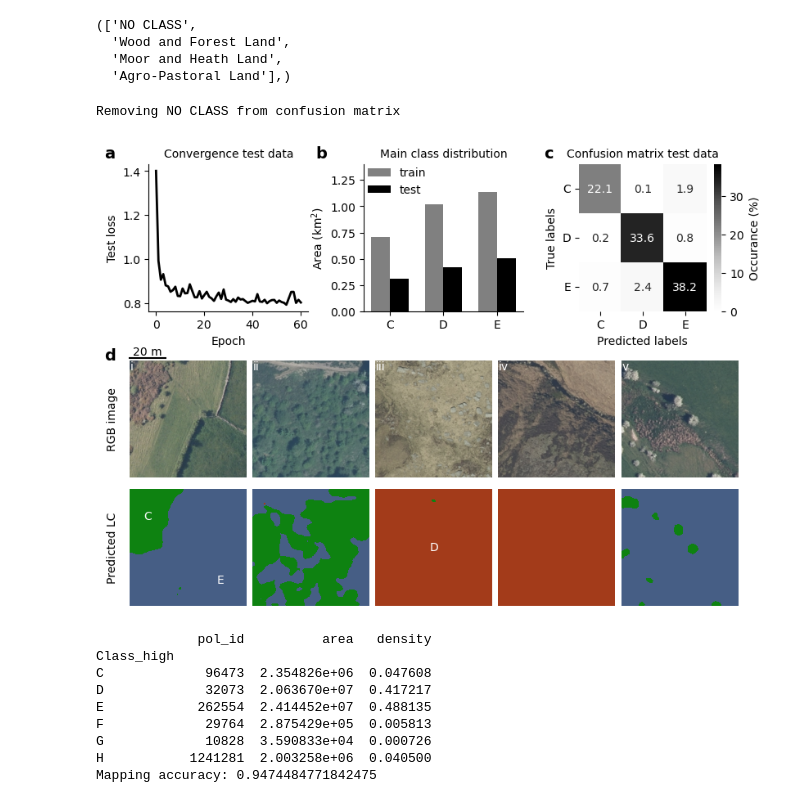
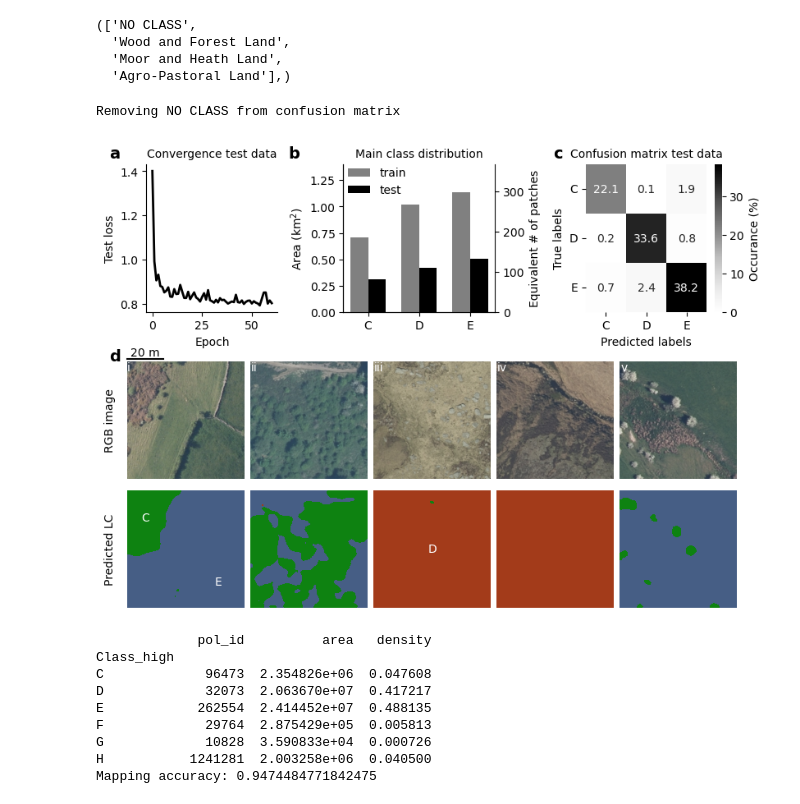
Before and after one commit to pdnpa/cnn-land-cover, a Jupyter notebook: notebooks/Figure CNN performance.ipynb, the cells around one changed output. Saved outputs shown, nothing was run; the diff lists cells and outputs as text; code cells hidden in the pictures.

```diff
--- a/notebooks/Figure CNN performance.ipynb
+++ b/notebooks/Figure CNN performance.ipynb
@@ -145,10 +142,16 @@ test_ds_main.class_name_list,
   'Moor and Heath Land',
   'Agro-Pastoral Land'],)
 # %%
-save_fig = True
+save_fig = False
 
 fig = plt.figure(figsize=(8, 6), constrained_layout=False)
-gs_data = fig.add_gridspec(1, 3, wspace=0.35, hspace=0.3, left=0.05, right=0.95, top=0.95, bottom=0.65)
+# gs_data = fig.add_gridspec(1, 3, wspace=0.7, # wspace=0.35,
+#                            hspace=0.3, left=0.05, right=0.95, top=0.95, bottom=0.65)
+
+gs_data_1 = fig.add_gridspec(1, 1, wspace=0, hspace=0.3, left=0.05, right=0.25, top=0.95, bottom=0.65)
+gs_data_2 = fig.add_gridspec(1, 2, wspace=0.6,
+                           hspace=0.3, left=0.35, right=0.95, top=0.95, bottom=0.65)
+
 # names_examples = ['SK0684_patch138', 'SK1871_patch167', 'SK0752_patch049',
 #                   'SK0988_patch028', 'SK0682_patch163']
 # names_examples = ['SK1154_patch181', 'SK0956_patch087', 'SK0752_patch049',
@@ -173,14 +176,15 @@ if add_cbar:
 else:
     ax_cbar = None
 
-ax_conv = fig.add_subplot(gs_data[ 0])
+ax_conv = fig.add_subplot(gs_data_1[0])
 # lcv.plot_convergence_model(model=LCU, ax=ax_conv, metric='train_loss', colour_line=dict_colour['train'])
 lcv.plot_convergence_model(model=LCU_main, ax=ax_conv, metric='val_loss', colour_line=dict_colour['test'])
 ax_conv.set_title('Convergence test data')
 
-ax_distr = fig.add_subplot(gs_data[1])
+ax_distr = fig.add_subplot(gs_data_2[0])
 ax_distr, main_class_name_list = lcv.plot_distribution_train_test_classes(dict_pols_per_patch=dict_pols_detailed_rand,
-                                         plot_dual_axis=False, colour_dict=dict_colour,
+                                         plot_dual_axis=True, colour_dict=dict_colour,
+                                         upper_lim_area=1.5,
                                          ax=ax_distr, dict_train_test_split=dict_tile_patches,
                                          col_name_class='Class_high', rotation_xticklabels=0)
 ax_distr.set_title('Main class distribution')
@@ -188,7 +192,7 @@ ax_distr.set_ylim([0, 1.4])
 lcv.despine(ax_distr)
 ax_distr.legend(loc='upper left', bbox_to_anchor=(-0.04, 1.05), frameon=False)
 
-ax_conf = fig.add_subplot(gs_data[2])
+ax_conf = fig.add_subplot(gs_data_2[1])
 tmp = lcv.plot_confusion_summary(model=LCU_main, normalise_hm=True, ax_hm=ax_conf,
                                fmt_annot='.1f', print_table=False)
 df_stats_main_classes = tmp[0]
@@ -213,36 +217,36 @@ for i in range(n_examples):
                             unique_labels_array=test_ds_main.unique_labels_arr,
                             plot_colorbar=True if i == (n_examples - 1) and add_cbar else False,
                             cax=ax_cbar)
     ax_ims[i].text(s=roman_numerics[i], x=2, y=2, ha='left', va='top', c='w')
 
 ax_ims[0].set_ylabel('RGB image')
 ax_lcs[0].set_ylabel('Predicted LC')
 
 fig.align_ylabels([ax_conv, ax_ims[0], ax_lcs[0]])
 ## Plot scale bar:
 xlims = ax_ims[0].get_xlim()
 ylims = ax_ims[0].get_ylim()
 ax_ims[0].plot([0, 512 / 64 * 20], [-10, -10], c='k', clip_on=False)
 ax_ims[0].text(s='20 m', x=80, y=-12, ha='center', va='bottom', clip_on=False)
 ax_ims[0].set_xlim(xlims)
 ax_ims[0].set_ylim(ylims)
 
 ## LC labels:
 ax_lcs[0].text(s='C', x=80, y=120, ha='center', va='center', zorder=5, c='w')
 ax_lcs[0].text(s='E', x=400, y=400, ha='center', va='center', zorder=5, c='w')
 ax_lcs[2].text(s='D', x=256, y=256, ha='center', va='center', zorder=5, c='w')
 
 ## Panel labels:
 ax_conv.text(s='a', x=-0.28, y=1.02, ha='left', va='bottom', transform=ax_conv.transAxes, fontweight='bold', fontsize=14, clip_on=False)
-ax_conv.text(s='b', x=1.05, y=1.02, ha='left', va='bottom', transform=ax_conv.transAxes, fontweight='bold', fontsize=14, clip_on=False)
-ax_conv.text(s='c', x=2.48, y=1.02, ha='left', va='bottom', transform=ax_conv.transAxes, fontweight='bold', fontsize=14, clip_on=False)
+ax_conv.text(s='b', x=1.08, y=1.02, ha='left', va='bottom', transform=ax_conv.transAxes, fontweight='bold', fontsize=14, clip_on=False)
+ax_conv.text(s='c', x=3.1, y=1.02, ha='left', va='bottom', transform=ax_conv.transAxes, fontweight='bold', fontsize=14, clip_on=False)
 ax_conv.text(s='d', x=-0.28, y=-0.35, ha='left', va='bottom', transform=ax_conv.transAxes, fontweight='bold', fontsize=14, clip_on=False)
 
 if save_fig:
     plt.savefig('../figures/fig_mainclass_stats.pdf', dpi=300, bbox_inches='tight')
 # %% [output]
 Removing NO CLASS from confusion matrix
-[figure, old version]
+[figure, new version]
 # %%
 ## rename column name:
 df_stats_main_classes = df_stats_main_classes.rename(columns={'class shortcut': 'Code',
```
Also changed, not shown: parts of 1 cell of this notebook, 2 other files.
